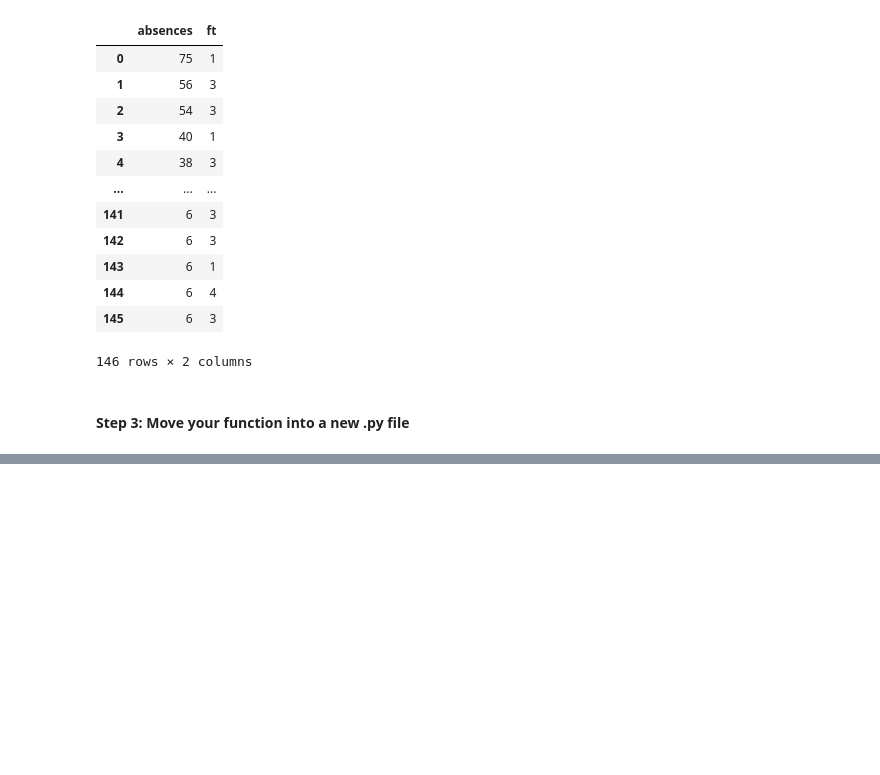
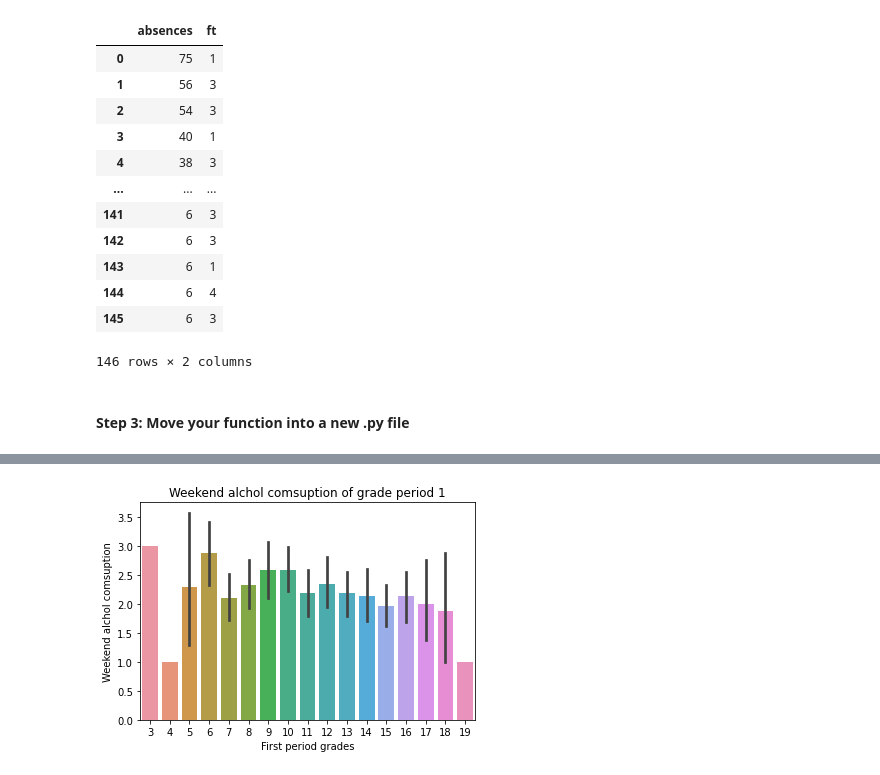
Before and after one commit to ubco-W2022T1-cosc301/project-group33, a Jupyter notebook: notebooks/analysis1.ipynb, the cells around one changed output, grey strips where cells are left out. Cells and saved outputs as stored; diff of their text form; code cells hidden in the pictures; blank space fills up the shorter version.

```diff
--- a/notebooks/analysis1.ipynb
+++ b/notebooks/analysis1.ipynb
@@ -425,0 +461,9 @@ load_and_process("../data/raw/student-mat.csv")
+# %%
+#This is a graph that shows the weekend alchol cosumption compared to first period grades
+sns.barplot(df, x= "G1", y="Walc").set(title='Weekend alchol comsuption of grade period 1')
+plt.xlabel("First period grades")
+plt.ylabel("Weekend alchol comsuption")
+
+plt.show()
+# %% [output]
+[figure, added]
```
Also changed, not shown: parts of 7 cells of this notebook, 1 other file.
